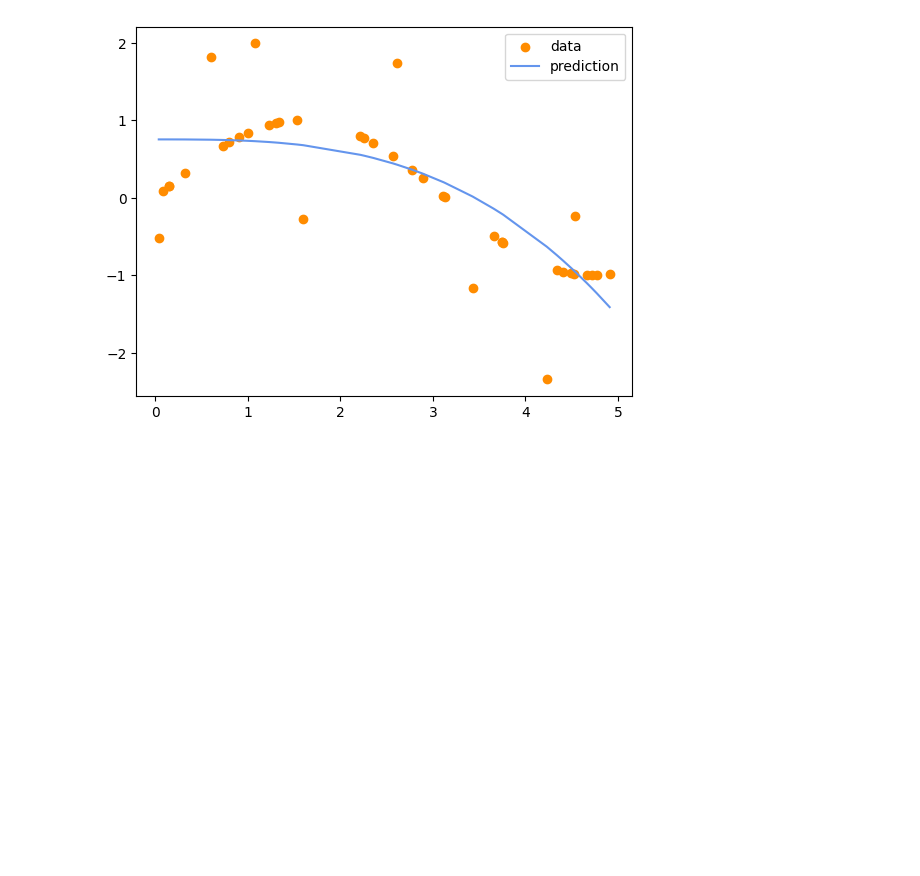
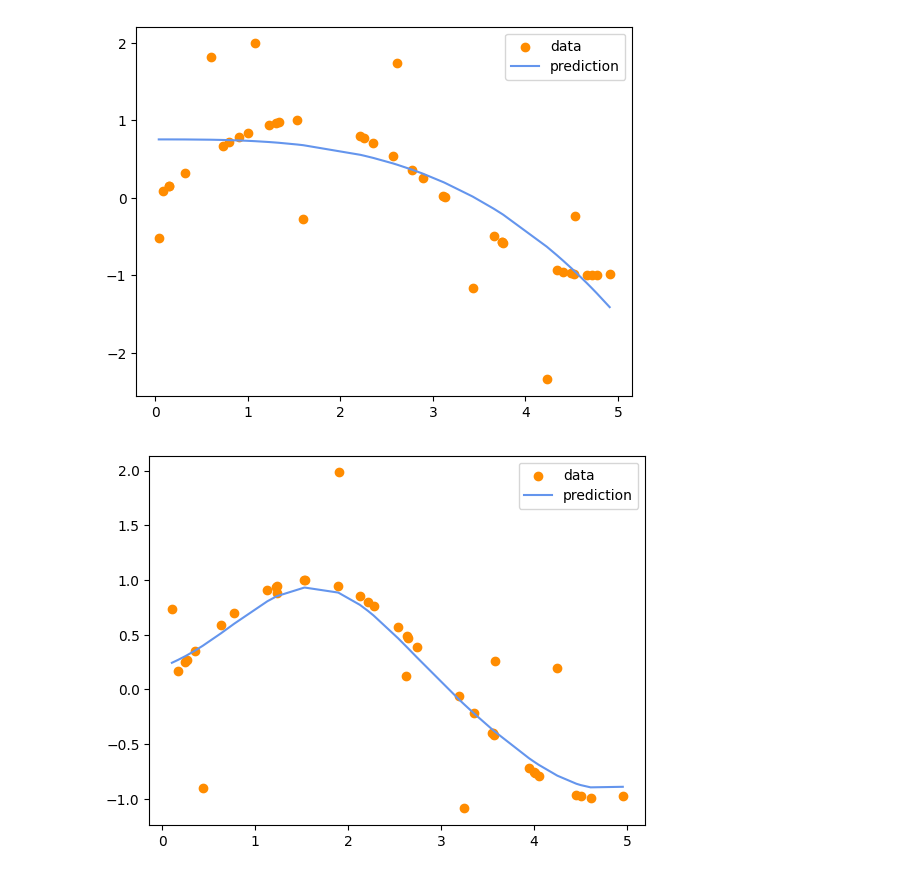
Before and after one commit to Bwar3am/machine-learning-in-use, a Jupyter notebook: svmregression.ipynb, the cells around one changed output. Cells and saved outputs as stored; diff of their text form; code cells hidden in the pictures; blank space fills up the shorter version.

```diff
--- a/svmregression.ipynb
+++ b/svmregression.ipynb
@@ -59,3 +59,34 @@ plt.legend()
 plt.show()
 # %% [output]
 [figure]
+# %%
+import numpy as np
+import matplotlib.pyplot as plt
+from sklearn.svm import SVR
+
+# generate synthetic data
+X = np.sort(5 * np.random.rand(40, 1),
+			axis=0)
+y = np.sin(X).ravel()
+
+# add some noise to the data
+y[::5] += 3 * (0.5 - np.random.rand(8))
+
+# create an SVR model with a linear kernel
+svr = SVR(kernel='rbf')
+
+# train the model on the data
+svr.fit(X, y)
+
+# make predictions on the data
+y_pred = svr.predict(X)
+
+# plot the predicted values against the true values
+plt.scatter(X, y, color='darkorange',
+			label='data')
+plt.plot(X, y_pred, color='cornflowerblue',
+		label='prediction')
+plt.legend()
+plt.show()
+# %% [output]
+[figure, added]
```
